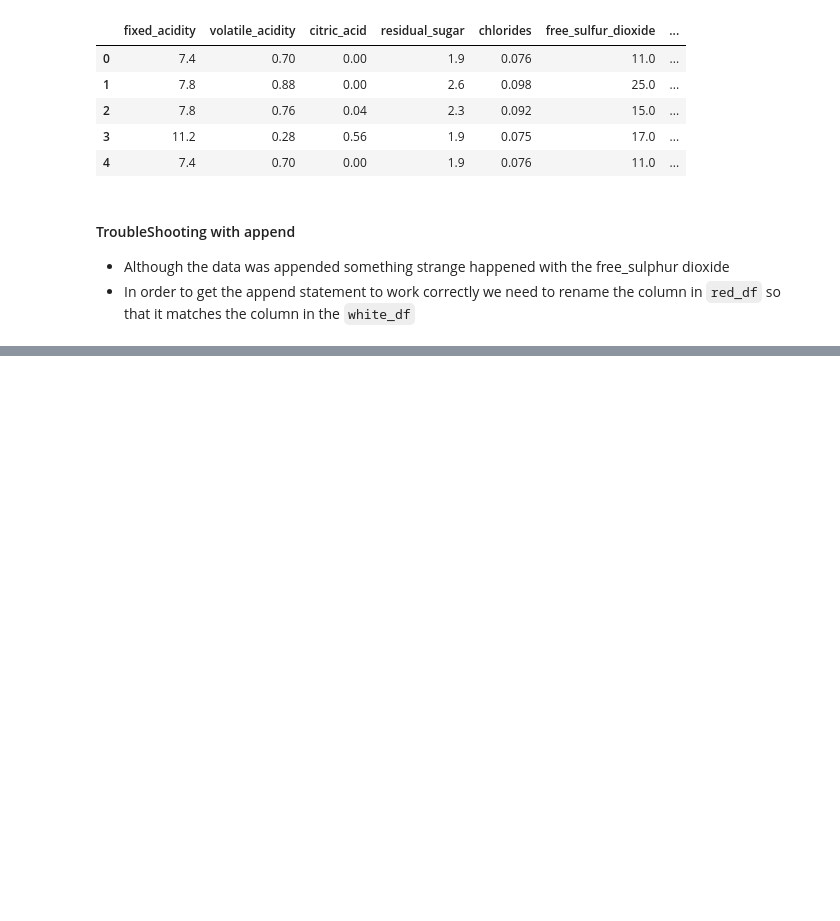
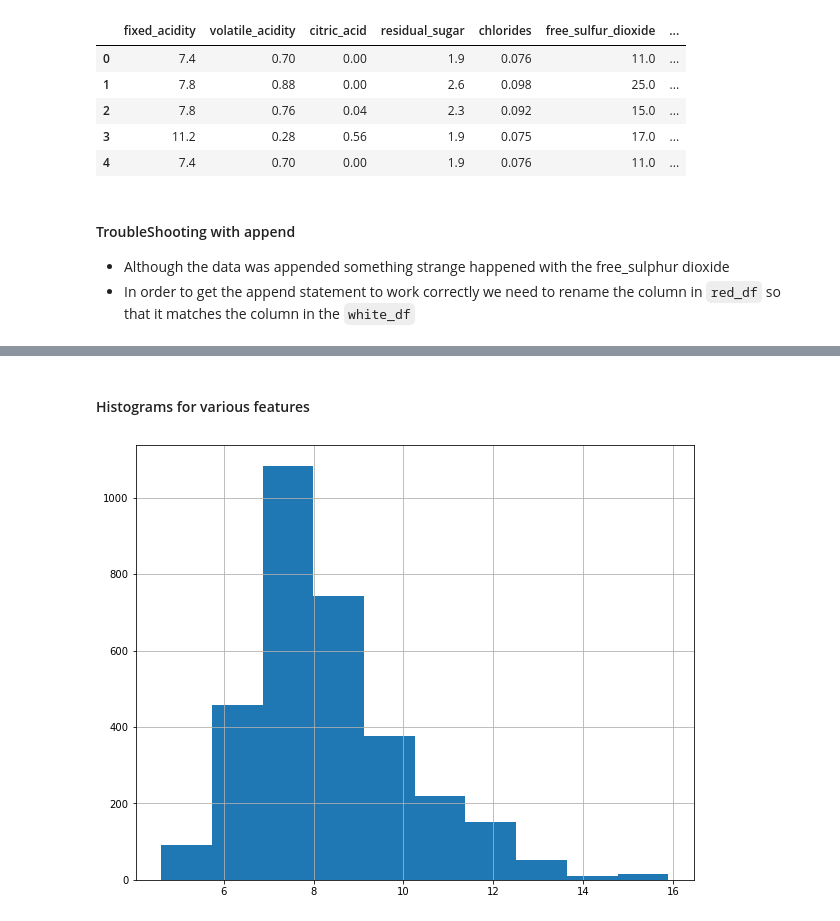
Before and after one commit to jumbamark/data_analysis, a Jupyter notebook: case_studies/first/wine_chemical_properties.ipynb, the cells around one changed output, grey strips where cells are left out. Cells and saved outputs as stored; diff of their text form; code cells hidden in the pictures; blank space fills up the shorter version.

Commit message:
exploring with visuals

```diff
--- a/case_studies/first/wine_chemical_properties.ipynb
+++ b/case_studies/first/wine_chemical_properties.ipynb
@@ -255,0 +266,6 @@ wine_data.shape
+# %%
+# loadind dataset
+import pandas as pd
+import matplotlib.pyplot as plt
+df = pd.read_csv('dataset/wine_data.csv')
+df.head()
@@ -255,0 +279,6 @@ wine_data.shape
+# %% [markdown]
+#### Histograms for various features
+# %%
+df.fixed_acidity.hist(figsize=(10,8));
+# %% [output]
+[figure, added]
```
Also changed, not shown: parts of 12 cells of this notebook.
